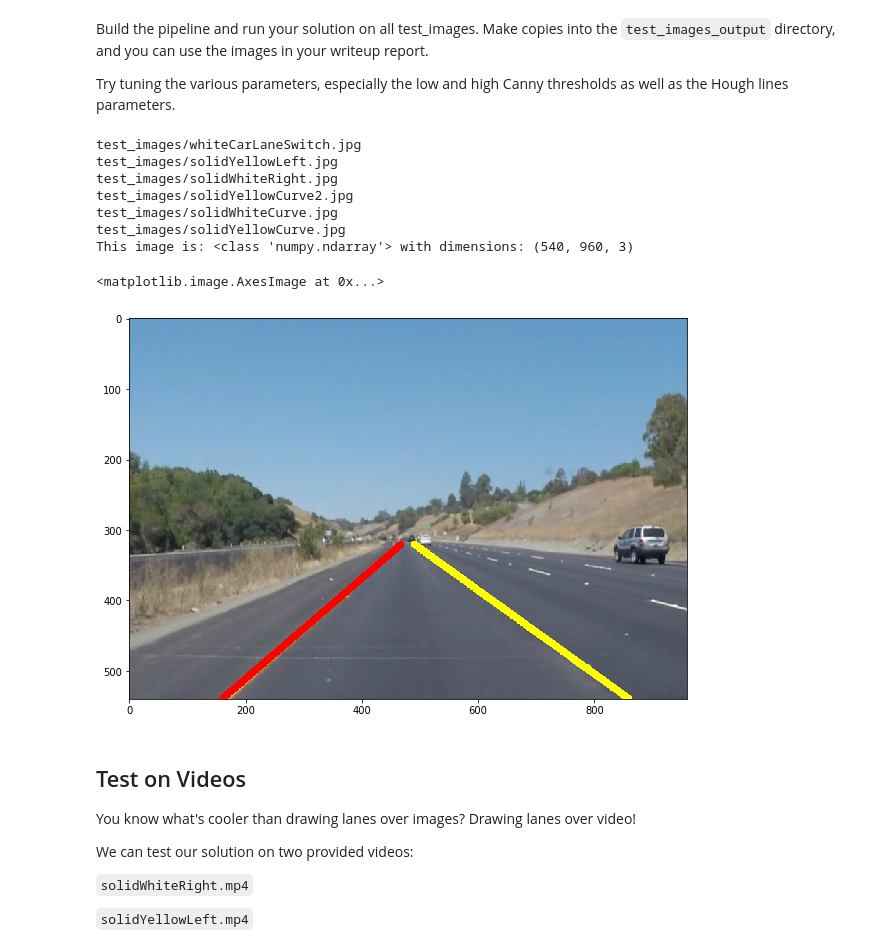
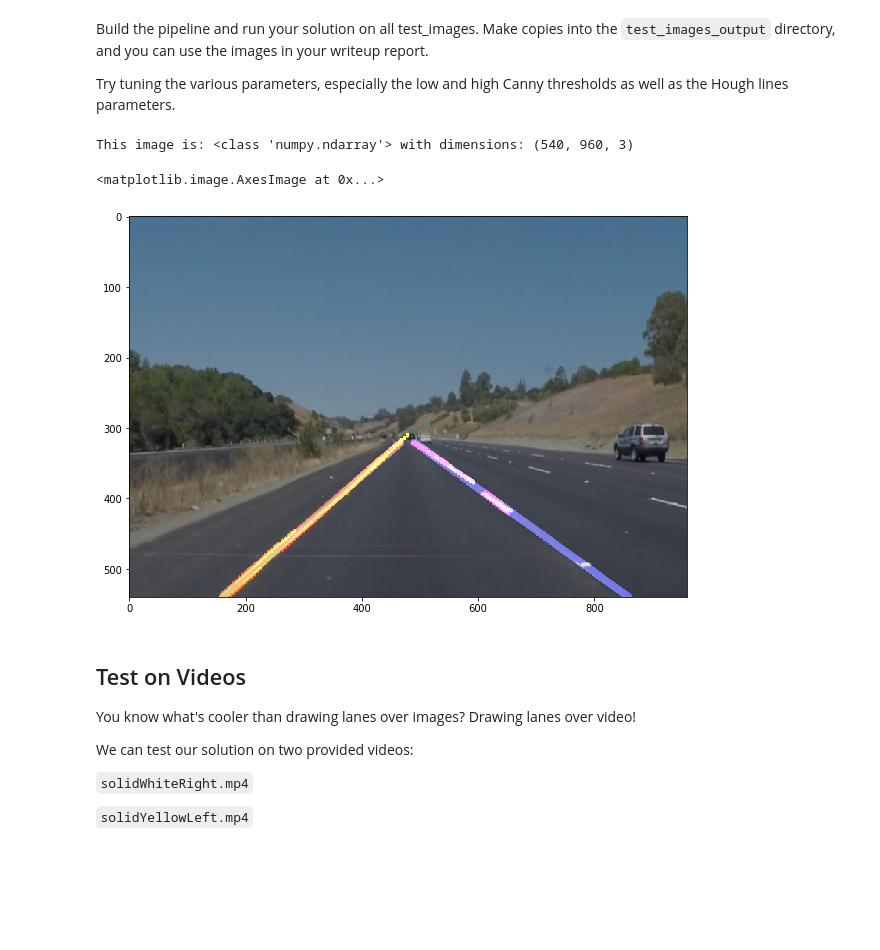
Before and after one commit to tawnkramer/CarND-LaneLines-P1, a Jupyter notebook: P1.ipynb, the cells around one changed output. Saved outputs shown, nothing was run; the diff lists cells and outputs as text; code cells hidden in the pictures; blank space fills up the shorter version.

```diff
--- a/P1.ipynb
+++ b/P1.ipynb
@@ -194,6 +194,7 @@ Build the pipeline and run your solution on all test_images. Make copies into th
 Try tuning the various parameters, especially the low and high Canny thresholds as well as the Hough lines parameters.
 # %%
 from scipy import stats
+import scipy.misc
 import numpy as np
 
 # TODO: Build your pipeline that will draw lane lines on the test_images
@@ -229,6 +230,7 @@ class LaneDetector(object):
         self.threshold = 1     # minimum number of votes (intersections in Hough grid cell)
         self.min_line_length = 40 #minimum number of pixels making up a line
         self.max_line_gap = 20    # maximum gap in pixels between connectable line segments
+        self.horizon_y = 320 #slightly below the vanishing point for a level road in the camera view
 
     def linear_regression(self, x_values, y_values, horizon_y, imshape):
         slope, intercept, r_value, p_value, std_err = stats.linregress(x_values, y_values)
@@ -247,6 +249,10 @@ class LaneDetector(object):
 
     def draw_lane_lines(self, image):
 
+        line_image = np.copy(image)*0 # creating a blank to draw lines on
+
+        debug_image = np.copy(image)*0 # creating a blank to draw intermedite results for diagnostics
+
         #convert image to greyscale
         gs_img = grayscale(image)
 
@@ -260,7 +266,7 @@ class LaneDetector(object):
         mask = np.zeros_like(cny_img)
         ignore_mask_color = 255
         imshape = image.shape
-        horizon_y = 320
+        horizon_y = self.horizon_y
         vertices =  np.array([[(0,imshape[0]),(450, horizon_y), (550, horizon_y), (imshape[1],imshape[0])]], dtype=np.int32)
         cv2.fillPoly(mask, vertices, ignore_mask_color)
         masked_edges = cv2.bitwise_and(cny_img, mask)
@@ -275,72 +281,89 @@ class LaneDetector(object):
         right_line_x = []
         right_line_y = []
 
+        centerX = imshape[1] / 2
+
         #seperate lines in positive and negative slopes. Sample the lines for a linear regression pass.
         for line in lines:
             for x1,y1,x2,y2 in line:
+
                 #calculate slope as m
                 m = (y2 - y1) / (x2 - x1)
+
+                #discard lines on the wrong side of image.
+                #is a right sloped line on the left half of the screen?
+                if (x1 < centerX and m > 0.0) or (x2 < centerX and m > 0.0):
+                    continue
+
+                #is a left sloped line on the right half of the screen?
+                if (x1 > centerX and m < 0.0) or (x2 > centerX and m < 0.0):
+                    continue
+
                 #determine length of line
-                length = math.floor(math.sqrt((x2 - x1)**2 + (y2 - y1)**2))
+                length = math.floor(math.sqrt((x2 - x1)**2 + (y2 - y1)**2)) - 1
+
                 #iterate along the length of the line in units of 1
                 for p in range(0, length, 5):
+
                     #sample the line at this point
                     x = x1 + p
                     y = y1 + p * m
+
                     #append to one or the other line array
-                    if m  < 0:
+                    if m  < 0.0:
                         left_line_x.append(x)
                         left_line_y.append(y)
-                        #cv2.circle(image, (math.floor(x),math.floor(y)), 3, (255,p,0), -1)
+                        cv2.circle(debug_image, (math.floor(x),math.floor(y)), 3, (255,p,0), -1)
                     else:
                         right_line_x.append(x)
                         right_line_y.append(y)
-                        #cv2.circle(image, (math.floor(x),math.floor(y)), 3, (255,p,255), -1)
+                        cv2.circle(debug_image, (math.floor(x),math.floor(y)), 3, (255,p,255), -1)
 
 
         left_lines = self.linear_regression(left_line_x, left_line_y, horizon_y, imshape)
         right_lines = self.linear_regression(right_line_x, right_line_y, horizon_y, imshape)
 
         # Iterate over the output "lines" and draw lines on original image
         for line in left_lines:
             x1,y1,x2,y2 = line
-            cv2.line(image,(x1,y1),(x2,y2),(255,0,0),10)
+            cv2.line(line_image,(x1,y1),(x2,y2),(255,64,64),10)
 
         for line in right_lines:
             x1,y1,x2,y2 = line
-            cv2.line(image,(x1,y1),(x2,y2),(255,255,0),10)
+            cv2.line(line_image,(x1,y1),(x2,y2),(64,64,255),10)
 
-        return image
+        #overlay line image on the source image.
+        final_image = weighted_img(line_image, image)
+        final_image = weighted_img(debug_image, final_image, .9)
+
+        return final_image
 
 
 
 
 ld = LaneDetector()
 images = os.listdir("test_images/")
 for img in images:
-    img_path = os.path.join("test_images", img)
-    print(img_path)
+    img_src = os.path.join("test_images", img)
+    img_dest = os.path.join("test_images_output", img)
+    image = mpimg.imread(img_src)
+    result = ld.draw_lane_lines(image)
+    scipy.misc.imsave(img_dest, result)
 
 #read image from filename
 image = mpimg.imread('test_images/solidYellowCurve.jpg')
 
 #detect and draw lane lines over image
 result = ld.draw_lane_lines(image)
 
  #printing out some stats and plotting
 print('This image is:', type(image), 'with dimensions:', image.shape)
 plt.figure(figsize = (10,7))
 plt.imshow(result, interpolation='nearest', aspect='auto')
 # %% [output]
-test_images/whiteCarLaneSwitch.jpg
-test_images/solidYellowLeft.jpg
-test_images/solidWhiteRight.jpg
-test_images/solidYellowCurve2.jpg
-test_images/solidWhiteCurve.jpg
-test_images/solidYellowCurve.jpg
 This image is: <class 'numpy.ndarray'> with dimensions: (540, 960, 3)
 <matplotlib.image.AxesImage at 0x...>
-[figure, old version]
+[figure, new version]
 # %% [markdown]
 ## Test on Videos
 
```
Also changed, not shown: parts of 5 cells of this notebook, 1 other file.
